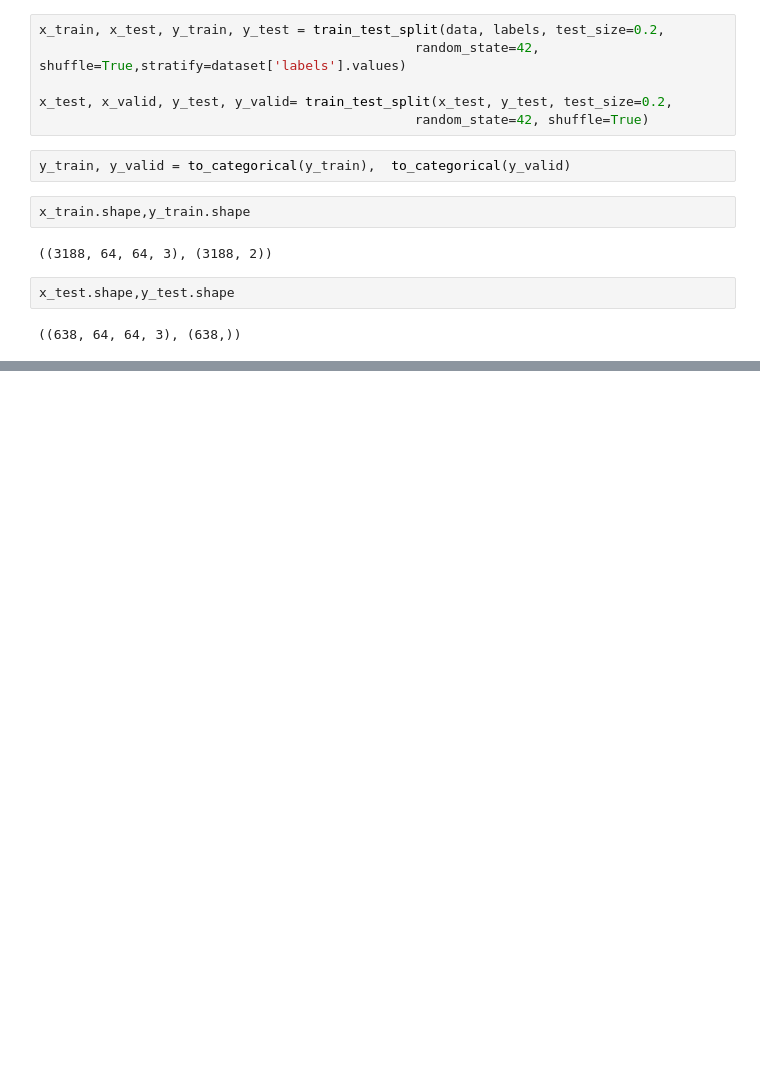
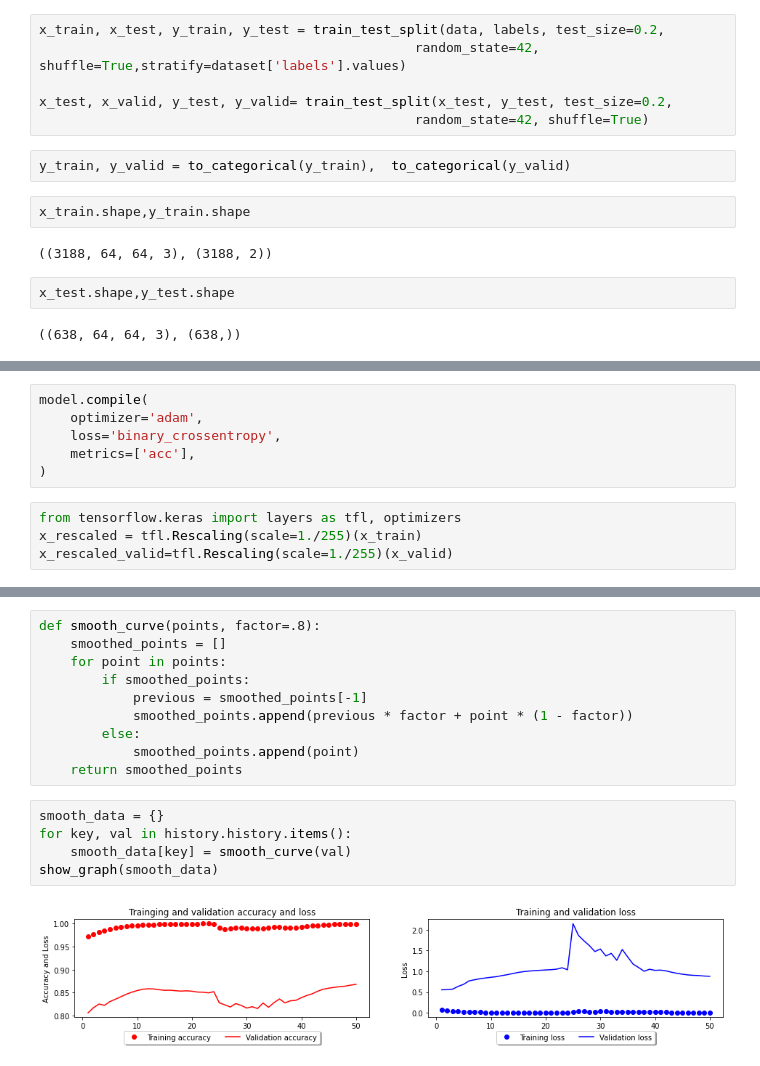
Before and after one commit to BlingstarHamal/aib12project4, a Jupyter notebook: p4.ipynb, the cells around one changed output, grey strips where cells are left out. Cells and saved outputs as stored; diff of their text form; blank space fills up the shorter version.

```diff
--- a/p4.ipynb
+++ b/p4.ipynb
@@ -138,0 +176,10 @@ show_img(x_test, y_test, 0),show_img(x_test, y_test, 3)
+# %%
+model.compile(
+    optimizer='adam',
+    loss='binary_crossentropy',
+    metrics=['acc'],
+)
+# %%
+from tensorflow.keras import layers as tfl, optimizers
+x_rescaled = tfl.Rescaling(scale=1./255)(x_train)
+x_rescaled_valid=tfl.Rescaling(scale=1./255)(x_valid)
@@ -138,0 +250,17 @@ show_img(x_test, y_test, 0),show_img(x_test, y_test, 3)
+# %%
+def smooth_curve(points, factor=.8):
+    smoothed_points = []
+    for point in points:
+        if smoothed_points:
+            previous = smoothed_points[-1]
+            smoothed_points.append(previous * factor + point * (1 - factor))
+        else:
+            smoothed_points.append(point)
+    return smoothed_points
+# %%
+smooth_data = {}
+for key, val in history.history.items():
+    smooth_data[key] = smooth_curve(val)
+show_graph(smooth_data)
+# %% [output]
+[figure, added]
```
Also changed, not shown: parts of 14 cells of this notebook.
